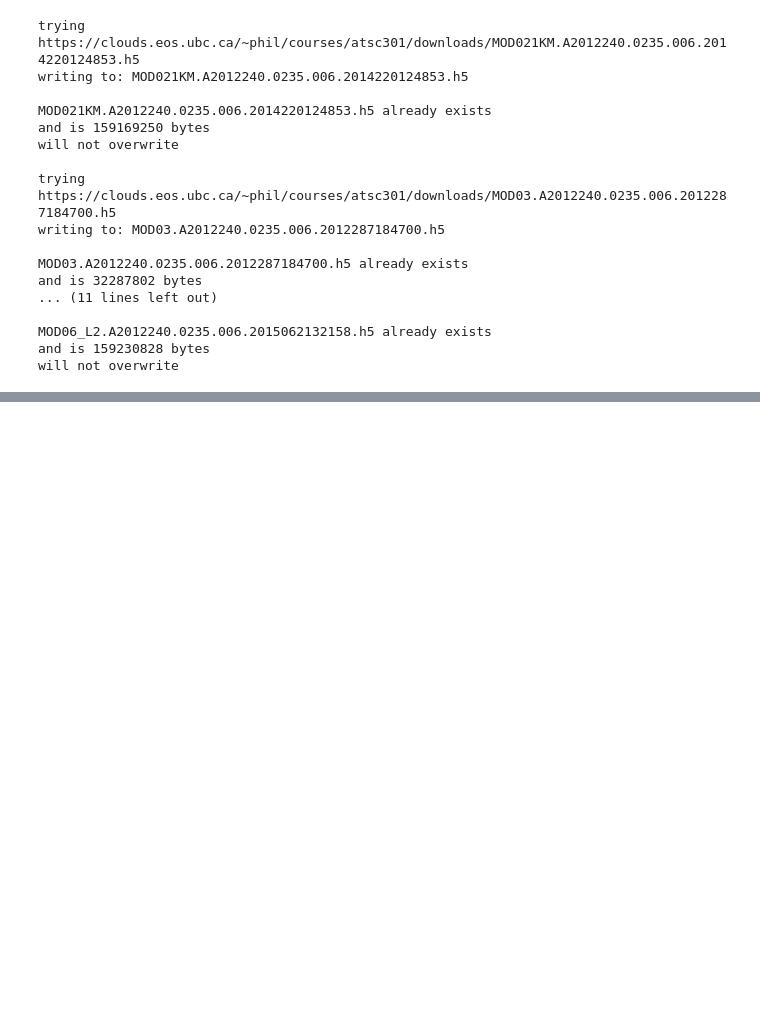
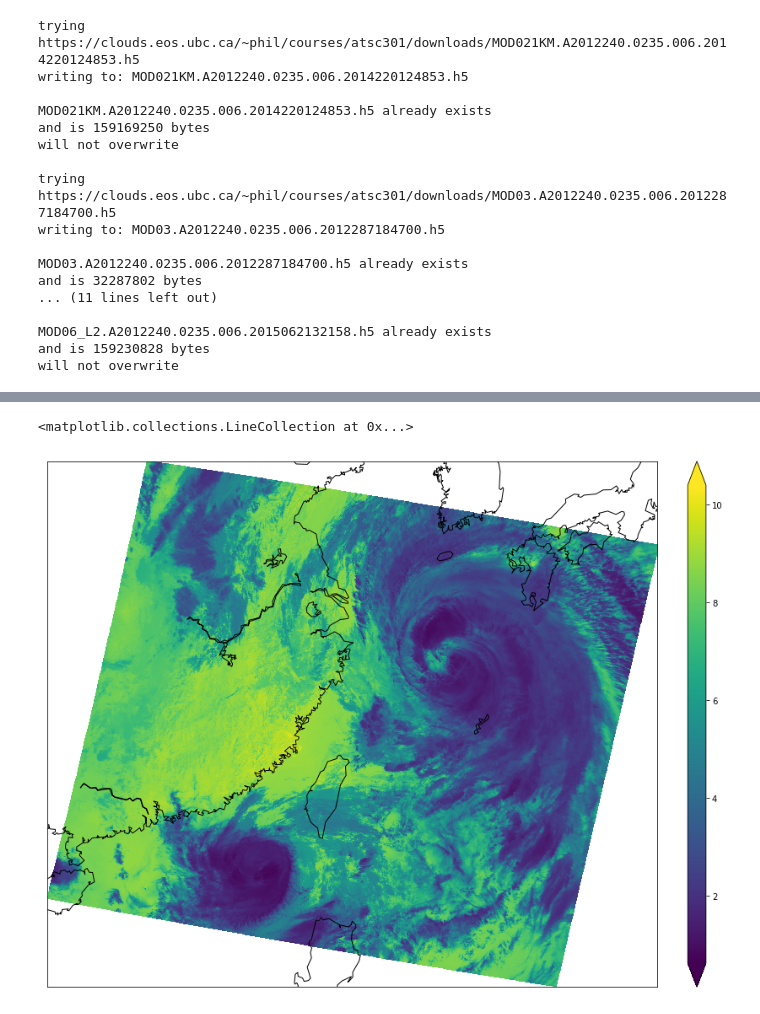
Before and after one commit to phaustin/e582, a Jupyter notebook: notebooks/hist2d_problem.ipynb, the cells around one changed output, grey strips where cells are left out. Drawn from its saved outputs; the diff is of its cells as text; code cells hidden in the pictures; blank space fills up the shorter version.

```diff
--- a/notebooks/hist2d_problem.ipynb
+++ b/notebooks/hist2d_problem.ipynb
@@ -35,3 +41,8 @@ and is 32287802 bytes
 MOD06_L2.A2012240.0235.006.2015062132158.h5 already exists
 and is 159230828 bytes
 will not overwrite
+# %%
+from e582lib.modis_reproject import modisl1b_resample
+chan_list=['1','31']
+result_dict=\
+       modisl1b_resample(l1b_file,geom_file,chan_list)
@@ -37,0 +79,13 @@ will not overwrite
+# %%
+%matplotlib inline
+fig,ax=plt.subplots(1,1,figsize=(14,14))
+basemap_args=result_dict['basemap_args']
+basemap_args['ax']=ax
+basemap_args['resolution']='l'
+bmap=Basemap(**result_dict['basemap_args'])
+CS=bmap.imshow(result_dict['channels'][...,1],origin='upper')
+CBar=bmap.colorbar(CS, 'right', size='3%', pad='5%',extend='both')
+bmap.drawcoastlines()
+# %% [output]
+<matplotlib.collections.LineCollection at 0x...>
+[figure, added]
```
Also changed, not shown: parts of 10 cells of this notebook, 11 other files.
